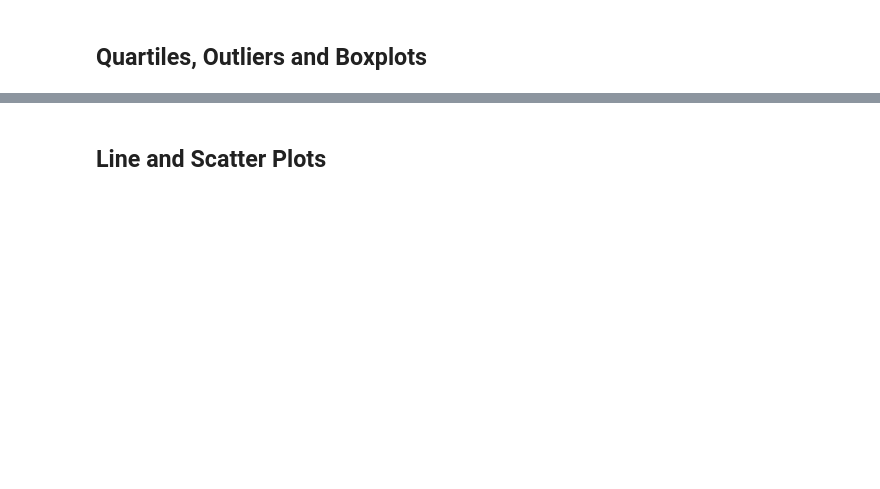
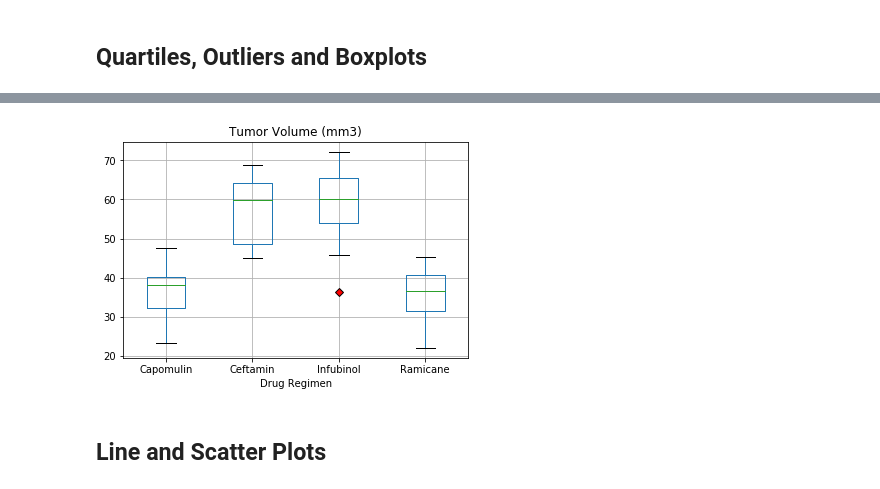
Before and after one commit to Terrence-Cummings/matplotlib-challenge, a Jupyter notebook: Pymaceuticals/pymaceuticals_TC_v1.ipynb, the cells around one changed output, grey strips where cells are left out. Cells and saved outputs as stored; diff of their text form; code cells hidden in the pictures; blank space fills up the shorter version.

```diff
--- a/Pymaceuticals/pymaceuticals_TC_v1.ipynb
+++ b/Pymaceuticals/pymaceuticals_TC_v1.ipynb
@@ -244,2 +234,16 @@ Final_TV_size_stats
+# %%
+#### DONE - Generate a box plot of the final tumor volume of each mouse across four regimens of interest
+#Capomulin, Ramicane, Infubinol, and Ceftamin
+#Note the instructions say to evaluate the above regimens as the most promising. Based on the statistics I don't see Ceftamin as promising since the tumor did not shrink at all from the starting value of 45 mm3. Propriva has a sligtly smaller average tumor size, but also is not effective.
+
+Top4_DR =['Capomulin', 'Ramicane', 'Infubinol', 'Ceftamin']
+green_diamond = dict(markerfacecolor='r', marker='D')
+Final_TV_for_top4_DR =Last_tp_by_Mouse_ID.loc[Last_tp_by_Mouse_ID['Drug Regimen'].isin(Top4_DR)]
+
+Final_TV_for_top4_DR.boxplot(by='Drug Regimen', column='Tumor Volume (mm3)', flierprops=green_diamond)
+plt.suptitle('')
+plt.show()
+# %% [output]
+[figure, added]
 # %% [markdown]
 ## Line and Scatter Plots
```
Also changed, not shown: parts of 17 cells of this notebook.
